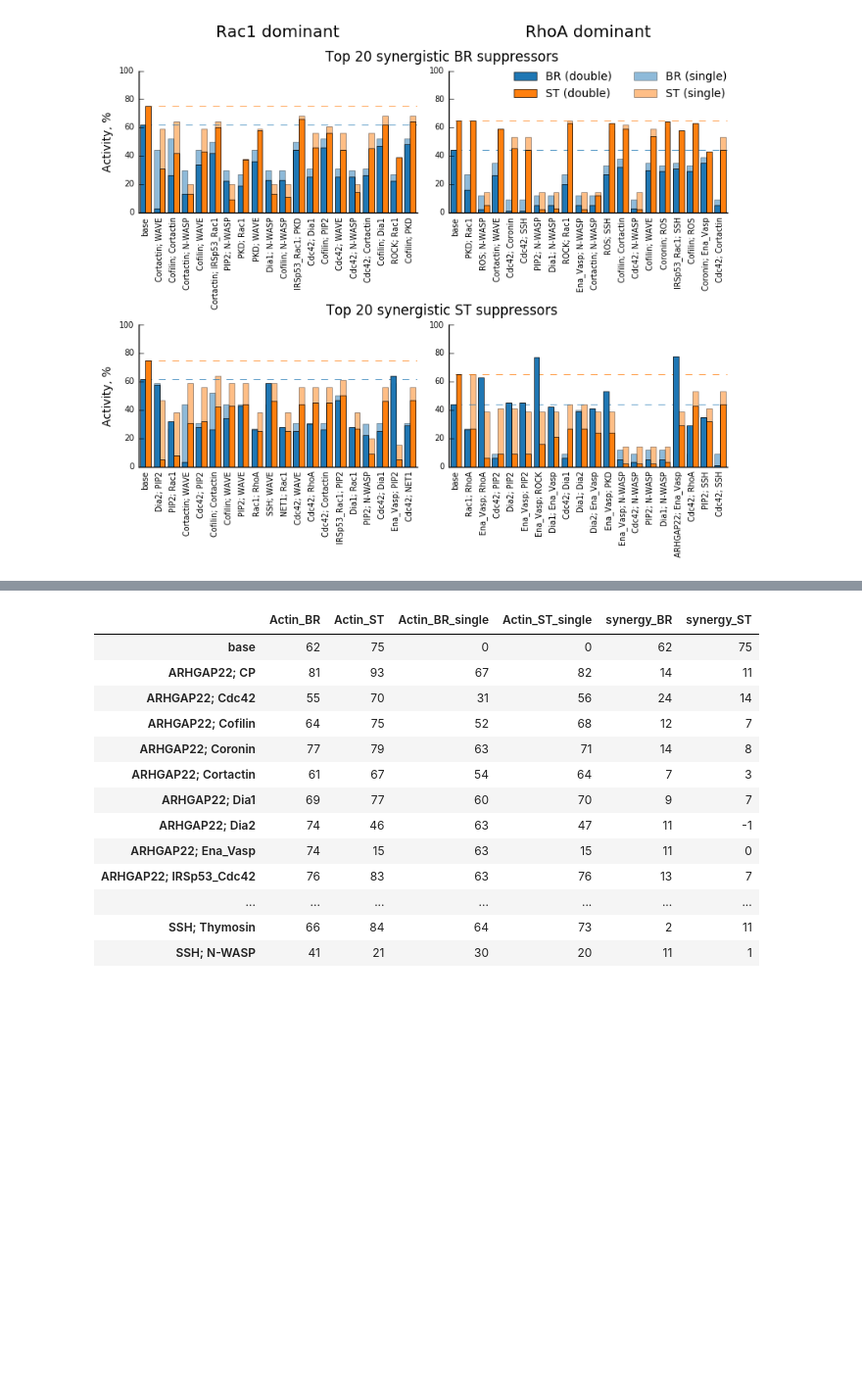
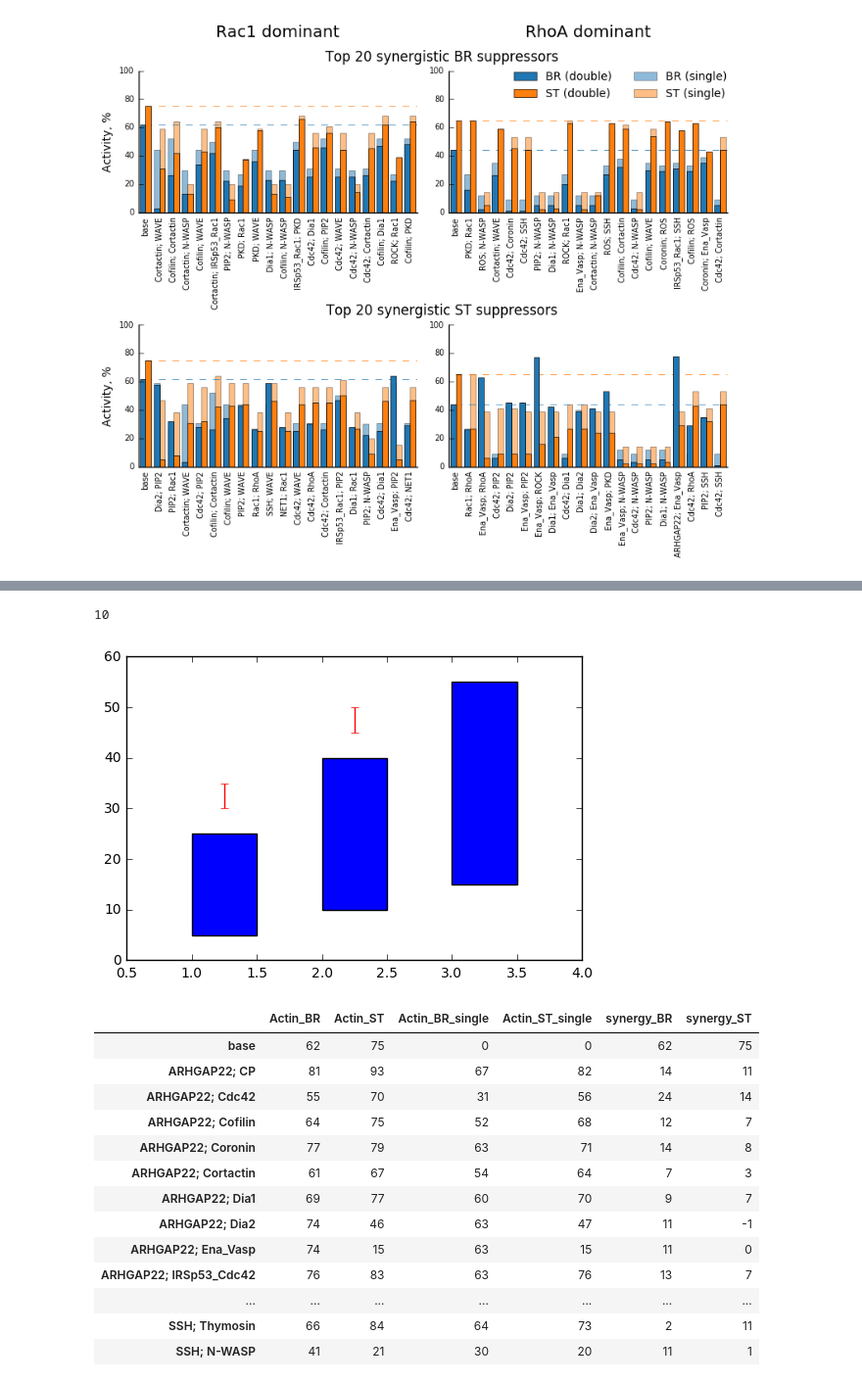
Before and after one commit to Vitaljok/actin-signaling, a Jupyter notebook: Double knock-down charts TOP-X synergy side by side.ipynb, the cells around one changed output, grey strips where cells are left out. Shown at 98% size. Saved outputs shown, nothing was run; the diff lists cells and outputs as text; code cells hidden in the pictures; blank space fills up the shorter version.

Commit message:
figure 5 variants

```diff
--- a/Double knock-down charts TOP-X synergy side by side.ipynb
+++ b/Double knock-down charts TOP-X synergy side by side.ipynb
@@ -120,3 +364,73 @@ pl.tight_layout()
+# %%
+topX = 3
+def prepare_datasets(report):
+    df = pd.read_csv('reports/{}/summary.csv'.format(report), index_col=0)
+    df_single = df.filter(regex='^({0})$'.format('|'.join(enzymes))).loc[[enz.Actin_BR, enz.Actin_ST]]
+
+    df = df.filter(regex='^(base|({0})_({0}))$'.format('|'.join(enzymes))).loc[[enz.Actin_BR, enz.Actin_ST]]
+    df.columns = df.columns.str.replace(r'^({0})_({0})$'.format('|'.join(enzymes)), r'\g<1>; \g<2>').str.replace('WASP', 'N-WASP')
+    df = df.transpose()
+
+    base_BR = df['Actin_BR']['base']
+    base_ST = df['Actin_ST']['base']
+
+    df_single.columns = df_single.columns.str.replace('WASP', 'N-WASP')
+    df_single = df_single.transpose()
+
+    df['Actin_BR_single'] = df.apply(get_single_kd_values, axis=1, args=(df_single['Actin_BR'],))
+    df['Actin_ST_single'] = df.apply(get_single_kd_values, axis=1, args=(df_single['Actin_ST'],))
+
+    df['synergy_BR'] = df['Actin_BR'] - df['Actin_BR_single']
+    df['synergy_ST'] = df['Actin_ST'] - df['Actin_ST_single']
+
+    return [
+            df[df.index == 'base'].append(
+                df[(df['Actin_ST'] > 0) & (df['Actin_BR'] > 0)].sort_values('synergy_BR').head(topX)),
+
+            df[df.index == 'base'].append(
+                df[(df['Actin_ST'] > 0) & (df['Actin_BR'] > 0)].sort_values('synergy_ST').head(topX)
+            ),
+
+            df
+        ]
+
+data = prepare_datasets('v04_Rac1_dominant')[0][['Actin_BR', 'Actin_ST']]
+
+result = pd.DataFrame(columns=['Actin_BR', 'Actin_ST'])
+
+for index, row in data.iterrows():
+#     print(index)
+#     print(row)
+    to_append = [row]
+
+    if (index != 'base'):
+        nodes = index.split("; ")
+        to_append.append(pd.Series({'Actin_BR':111, 'Actin_ST':111}, name=nodes[0]))
+        to_append.append(pd.Series({'Actin_BR':222, 'Actin_ST':222}, name=nodes[1]))
+
+    result = result.append(to_append)
+#         result.loc[nodes[1]] = [222, 222]
+
+
+# data.plot.bar(width=0.8, yerr=[[0, 0], 10, 10, 20, 20, 30, 30, 40, 40])
+
+pl.bar([1, 2, 3], [20, 30, 40], bottom=[5, 10, 15], width=0.5, yerr=[[-5, -5, -5], [10,10, 10]], ecolor='r')
+pl.xlim([0.5, 4])
+pl.ylim([0, 60])
+
+
+# result.plot.bar(width=0.8);
+result[result.index.str.contains(';|base') == False] = 999.0
+
+len(result)
+
+
+
+# pl.bar([1,2,3], [10, 12, 9], color='b', width=0.4)
+# pl.bar([1.4, 2.4,3.4], [13, 15, 11], color='r', width=0.4)
+# %% [output]
+10
+[figure, added]
 # %%
 # del df
 df = data['v04_Rac1_dominant'][2]
```
Also changed, not shown: parts of 4 cells of this notebook, 6 other files.
